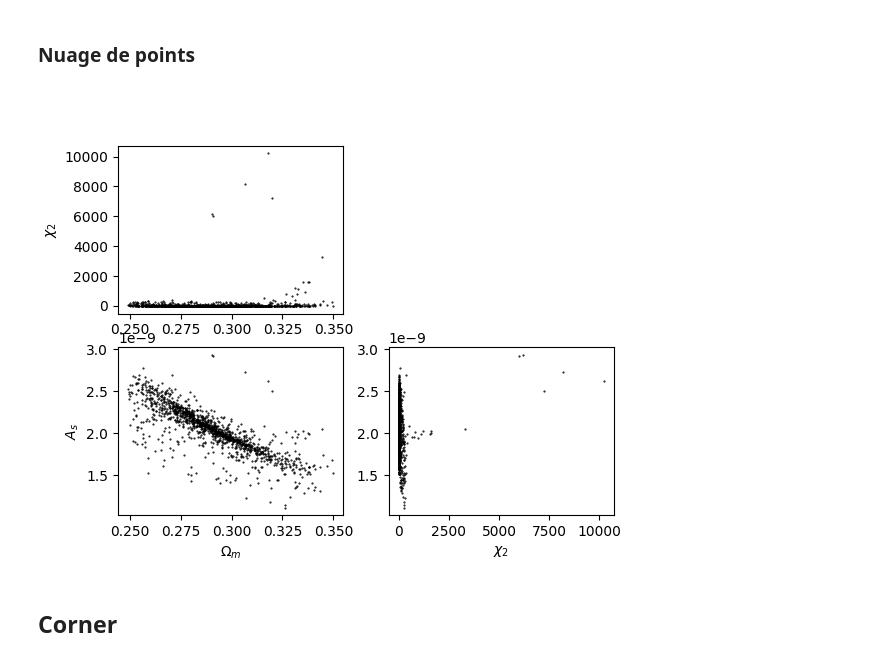
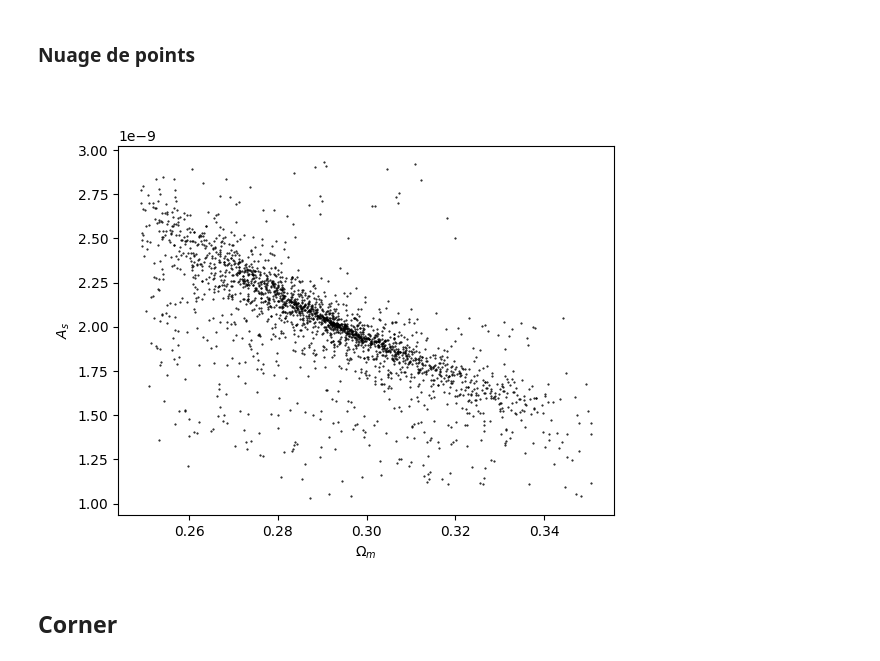
Before and after one commit to Thomas054/My_hmf, a Jupyter notebook: Read_data.ipynb, the cells around one changed output. Drawn from its saved outputs; the diff is of its cells as text; code cells hidden in the pictures.

```diff
--- a/Read_data.ipynb
+++ b/Read_data.ipynb
@@ -128,25 +128,25 @@ plt.show()
 # %%
 plt.figure()
 
-plt.subplot(2, 2, 1)
-plt.plot(Om,chi2, '.', color='black', markersize=1)
-# plt.plot(Om[0],chi2[0], 'ro')
-plt.ylabel(r"$\chi_2$")
+# plt.subplot(2, 2, 1)
+# plt.plot(Om,chi2, '.', color='black', markersize=1)
+# # plt.plot(Om[0],chi2[0], 'ro')
+# plt.ylabel(r"$\chi_2$")
 
-plt.subplot(2, 2, 3)
+# plt.subplot(2, 2, 3)
 plt.plot(Om, As, '.', color='black', markersize=1)
 # plt.plot(Om[0],As[0], 'ro')
 plt.xlabel(r"$\Omega_m$")
 plt.ylabel(r"$A_s$")
 
-plt.subplot(2, 2, 4)
-plt.plot(chi2,As, '.', color='black', markersize=1)
-# plt.plot(chi2[0],As[0], 'ro')
-plt.xlabel(r"$\chi_2$")
+# plt.subplot(2, 2, 4)
+# plt.plot(chi2,As, '.', color='black', markersize=1)
+# # plt.plot(chi2[0],As[0], 'ro')
+# plt.xlabel(r"$\chi_2$")
 
 plt.show()
 # %% [output]
-[figure, old version]
+[figure, new version]
 # %% [markdown]
 ## Corner
 # %%
```
Also changed, not shown: parts of 2 cells of this notebook, 2 other files.
